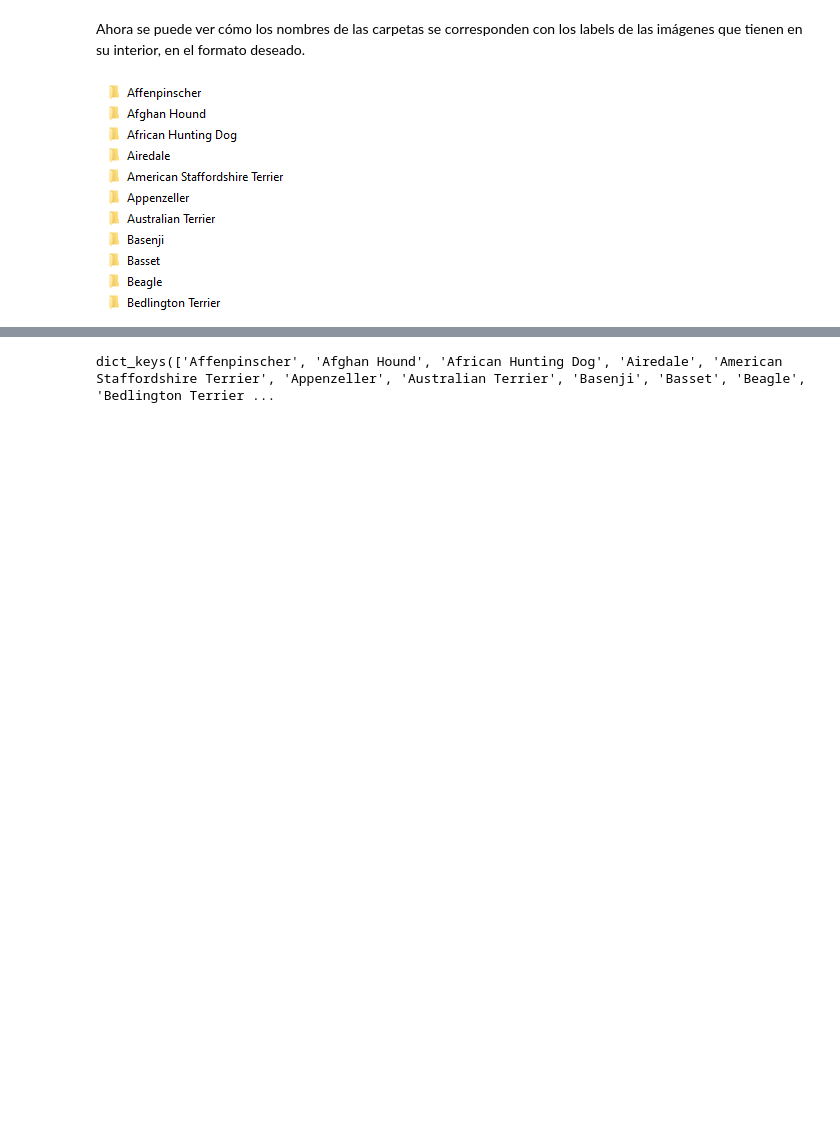
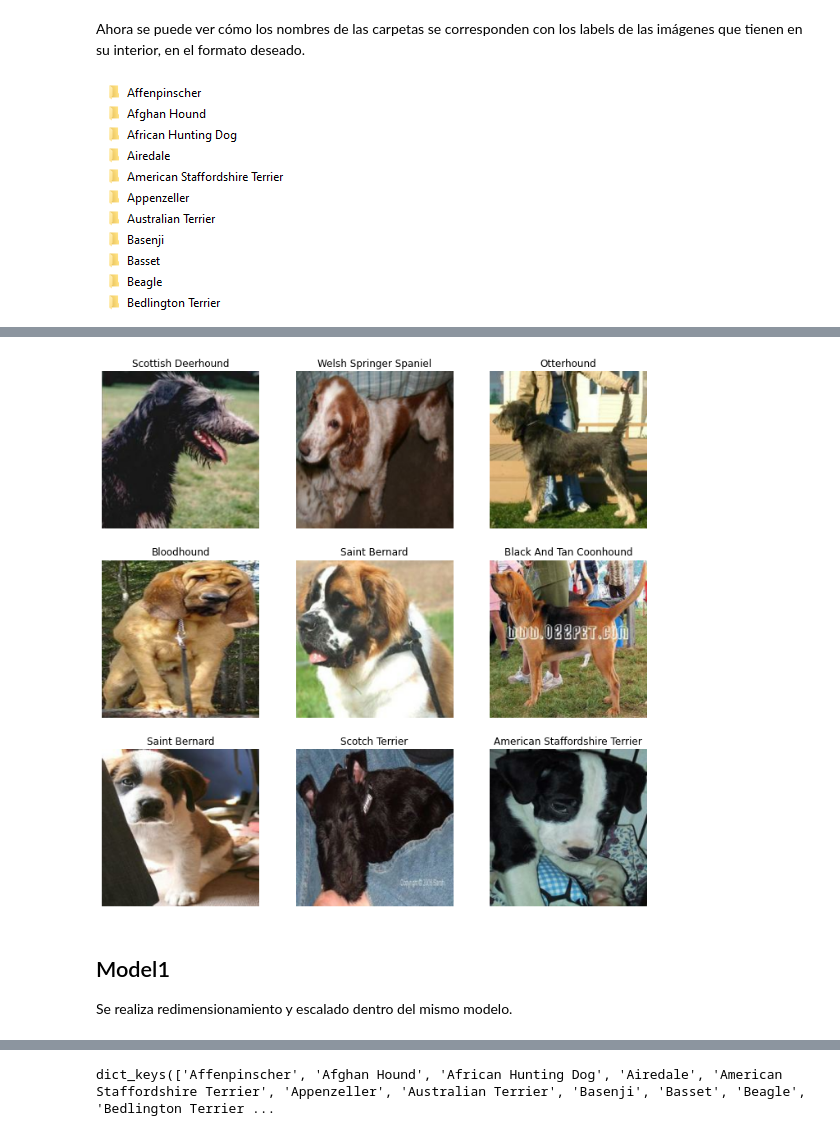
Before and after one commit to leo90rc/leonardo_frazzetto_yeqre_apr, a Jupyter notebook: src/main.ipynb, the cells around one changed output, grey strips where cells are left out. Drawn from its saved outputs; the diff is of its cells as text; code cells hidden in the pictures; blank space fills up the shorter version.

Commit message:
Entrenando el modelo

```diff
--- a/src/main.ipynb
+++ b/src/main.ipynb
@@ -62,0 +86,24 @@ dict_test = f_tb.cargar_imagenes_diccionario(path_test)
+# %%
+'''
+batch_size = 10
+img_height = 224
+img_width = 224
+
+data_dir = '../data/fotos_perros/train'
+
+train_ds = tf.keras.preprocessing.image_dataset_from_directory(
+  data_dir,
+  validation_split=0.2,
+  subset="training",
+  seed=42,
+  image_size=(img_height, img_width),
+  batch_size=batch_size)
+
+val_ds = tf.keras.preprocessing.image_dataset_from_directory(
+  data_dir,
+  validation_split=0.2,
+  subset="validation",
+  seed=42,
+  image_size=(img_height, img_width),
+  batch_size=batch_size)
+  '''
@@ -62,0 +126,4 @@ dict_test = f_tb.cargar_imagenes_diccionario(path_test)
+# %%
+v_tb.plot_cuadricula_perros_train(train_ds, batch_size)
+# %% [output]
+[figure, added]
@@ -62,0 +135,4 @@ dict_test = f_tb.cargar_imagenes_diccionario(path_test)
+# %% [markdown]
+## Model1
+
+Se realiza redimensionamiento y escalado dentro del mismo modelo.
```
Also changed, not shown: parts of 28 cells of this notebook, 5 other files.
